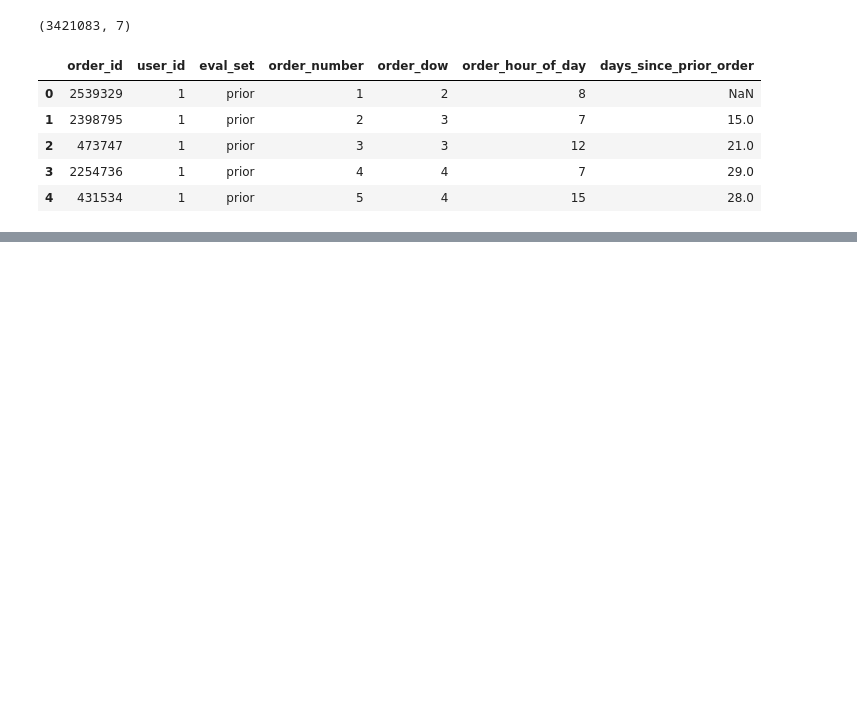
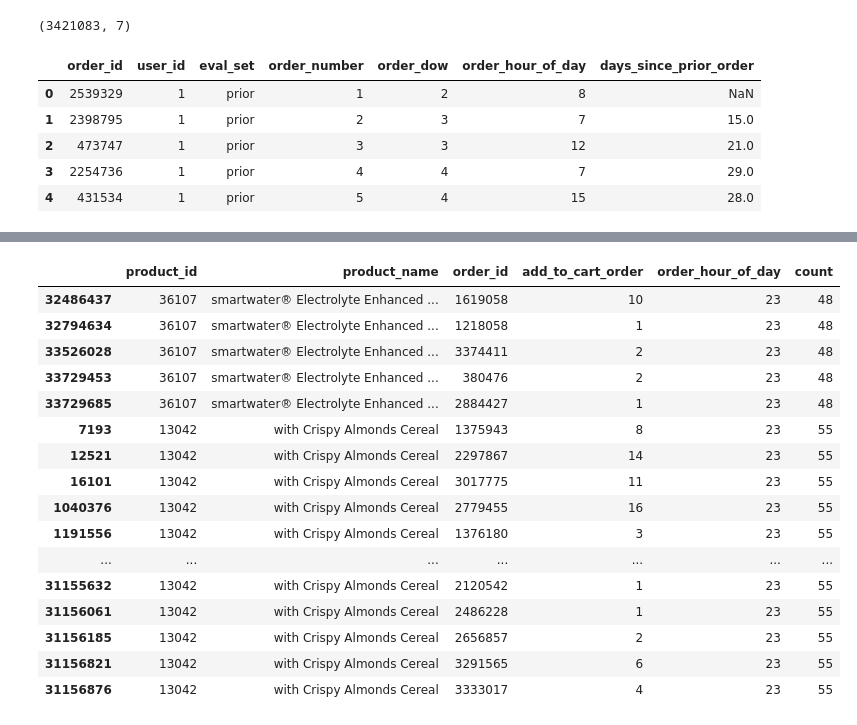
Before and after one commit to ngriggs/DS-Unit-1-Sprint-2-Data-Wrangling-and-Storytelling, a Jupyter notebook: module1-join-and-reshape-data/LS_DS_121_Join_and_Reshape_Data.ipynb, the cells around one changed output, grey strips where cells are left out. Drawn from its saved outputs; the diff is of its cells as text; code cells hidden in the pictures; blank space fills up the shorter version.

```diff
--- a/module1-join-and-reshape-data/LS_DS_121_Join_and_Reshape_Data.ipynb
+++ b/module1-join-and-reshape-data/LS_DS_121_Join_and_Reshape_Data.ipynb
@@ -1156,0 +663,20 @@ condition = subset[subset.order_hour_of_day == 16]['product_name'].isin(product_
+# %%
+subset.tail(60)
+# %% [output]
+|  | product_id | product_name | order_id | add_to_cart_order | order_hour_of_day | count |
+| 32486437 | 36107 | smartwater® Electrolyte Enhanced ... | 1619058 | 10 | 23 | 48 |
+| 32794634 | 36107 | smartwater® Electrolyte Enhanced ... | 1218058 | 1 | 23 | 48 |
+| 33526028 | 36107 | smartwater® Electrolyte Enhanced ... | 3374411 | 2 | 23 | 48 |
+| 33729453 | 36107 | smartwater® Electrolyte Enhanced ... | 380476 | 2 | 23 | 48 |
+| 33729685 | 36107 | smartwater® Electrolyte Enhanced ... | 2884427 | 1 | 23 | 48 |
+| 7193 | 13042 | with Crispy Almonds Cereal | 1375943 | 8 | 23 | 55 |
+| 12521 | 13042 | with Crispy Almonds Cereal | 2297867 | 14 | 23 | 55 |
+| 16101 | 13042 | with Crispy Almonds Cereal | 3017775 | 11 | 23 | 55 |
+| 1040376 | 13042 | with Crispy Almonds Cereal | 2779455 | 16 | 23 | 55 |
+| 1191556 | 13042 | with Crispy Almonds Cereal | 1376180 | 3 | 23 | 55 |
+| ... | ... | ... | ... | ... | ... | ... |
+| 31155632 | 13042 | with Crispy Almonds Cereal | 2120542 | 1 | 23 | 55 |
+| 31156061 | 13042 | with Crispy Almonds Cereal | 2486228 | 1 | 23 | 55 |
+| 31156185 | 13042 | with Crispy Almonds Cereal | 2656857 | 2 | 23 | 55 |
+| 31156821 | 13042 | with Crispy Almonds Cereal | 3291565 | 6 | 23 | 55 |
+| 31156876 | 13042 | with Crispy Almonds Cereal | 3333017 | 4 | 23 | 55 |
```
Also changed, not shown: parts of 89 cells of this notebook.
